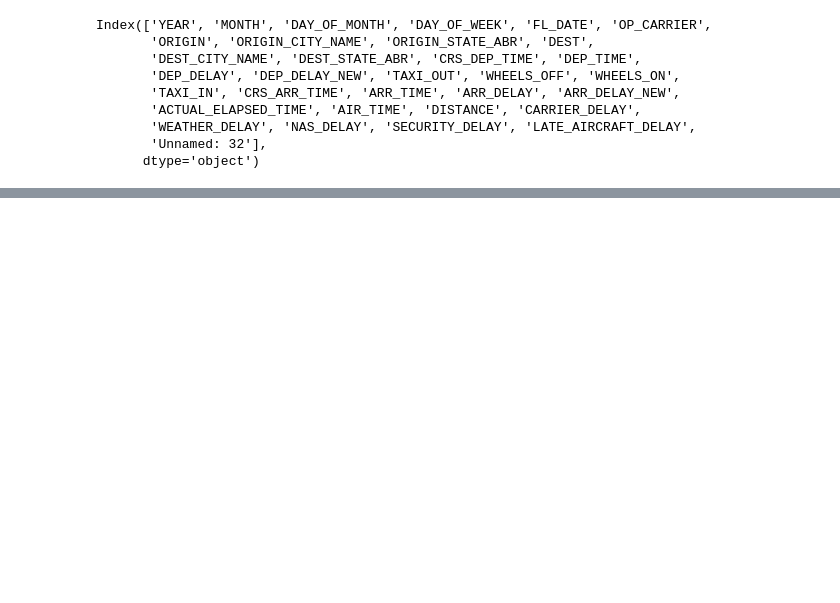
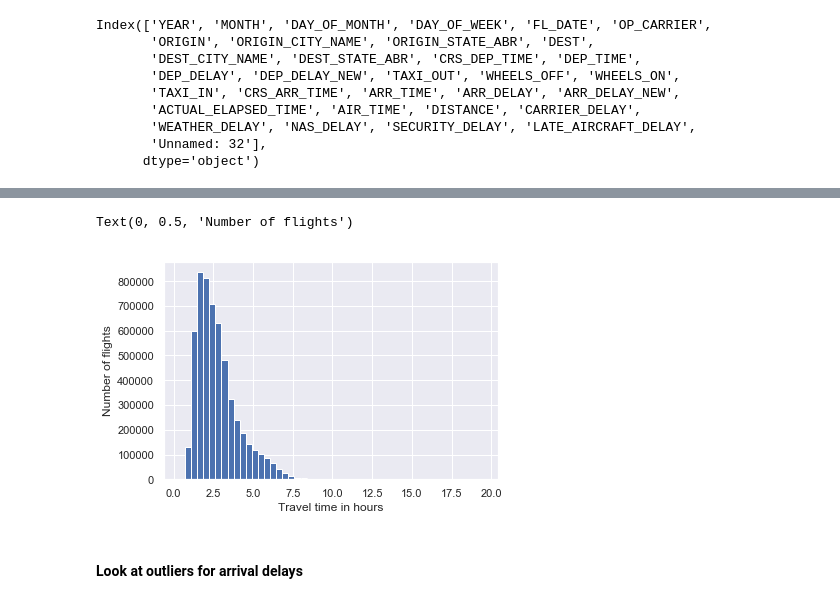
Before and after one commit to dmitriykats1/Springboard, a Jupyter notebook: Capstone1/import_data.ipynb, the cells around one changed output, grey strips where cells are left out. Cells and saved outputs as stored; diff of their text form; code cells hidden in the pictures; blank space fills up the shorter version.

```diff
--- a/Capstone1/import_data.ipynb
+++ b/Capstone1/import_data.ipynb
@@ -154,0 +176,12 @@ plt.show()
+# %%
+#calculate the actual trip time using taxi times and actual flight time
+trip_time = optimized_df.TAXI_OUT / 60 + optimized_df.ACTUAL_ELAPSED_TIME / 60 + optimized_df.TAXI_IN / 60
+# %%
+trip_time.hist(bins=50)
+plt.xlabel('Travel time in hours')
+plt.ylabel('Number of flights')
+# %% [output]
+Text(0, 0.5, 'Number of flights')
+[figure, added]
+# %% [markdown]
+#### Look at outliers for arrival delays
```
Also changed, not shown: parts of 17 cells of this notebook.
